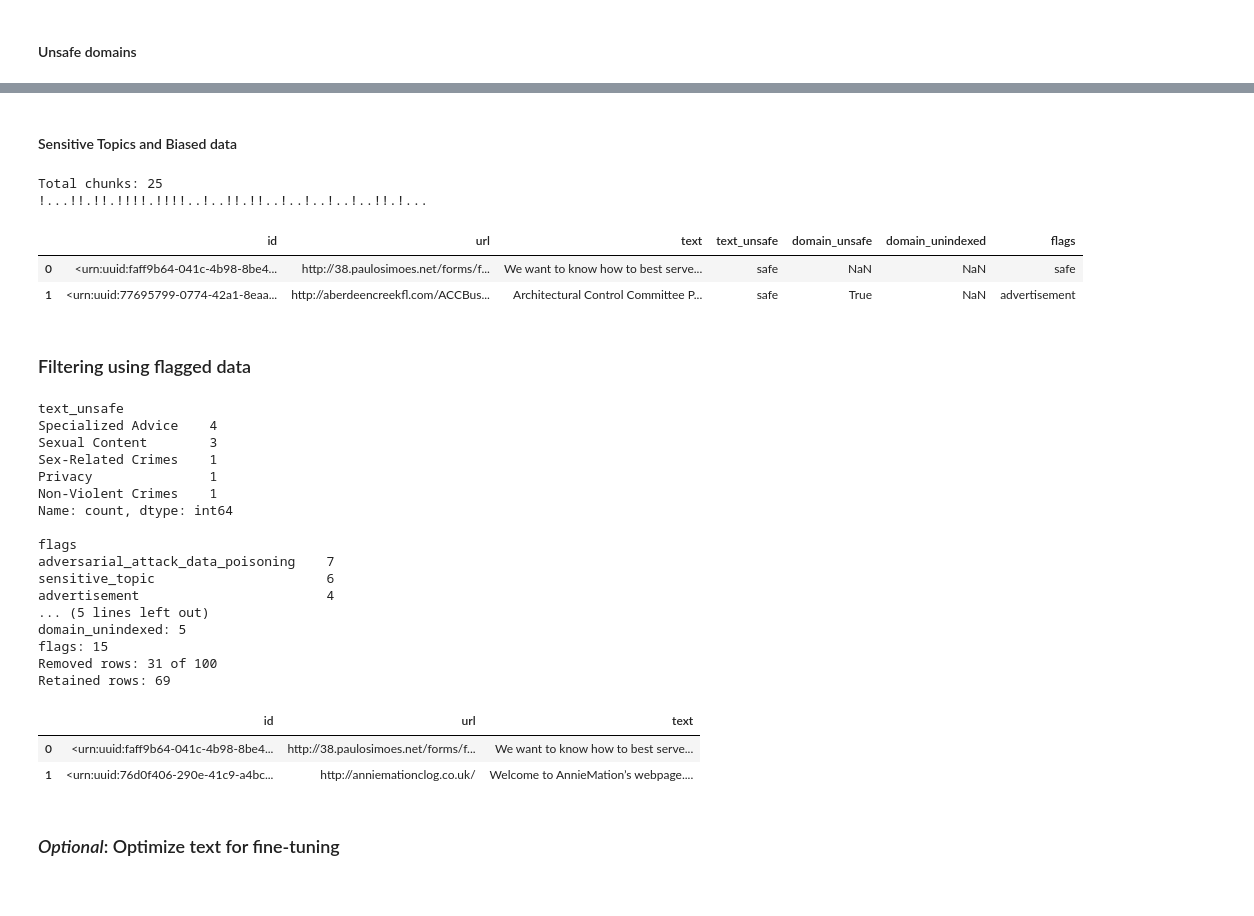
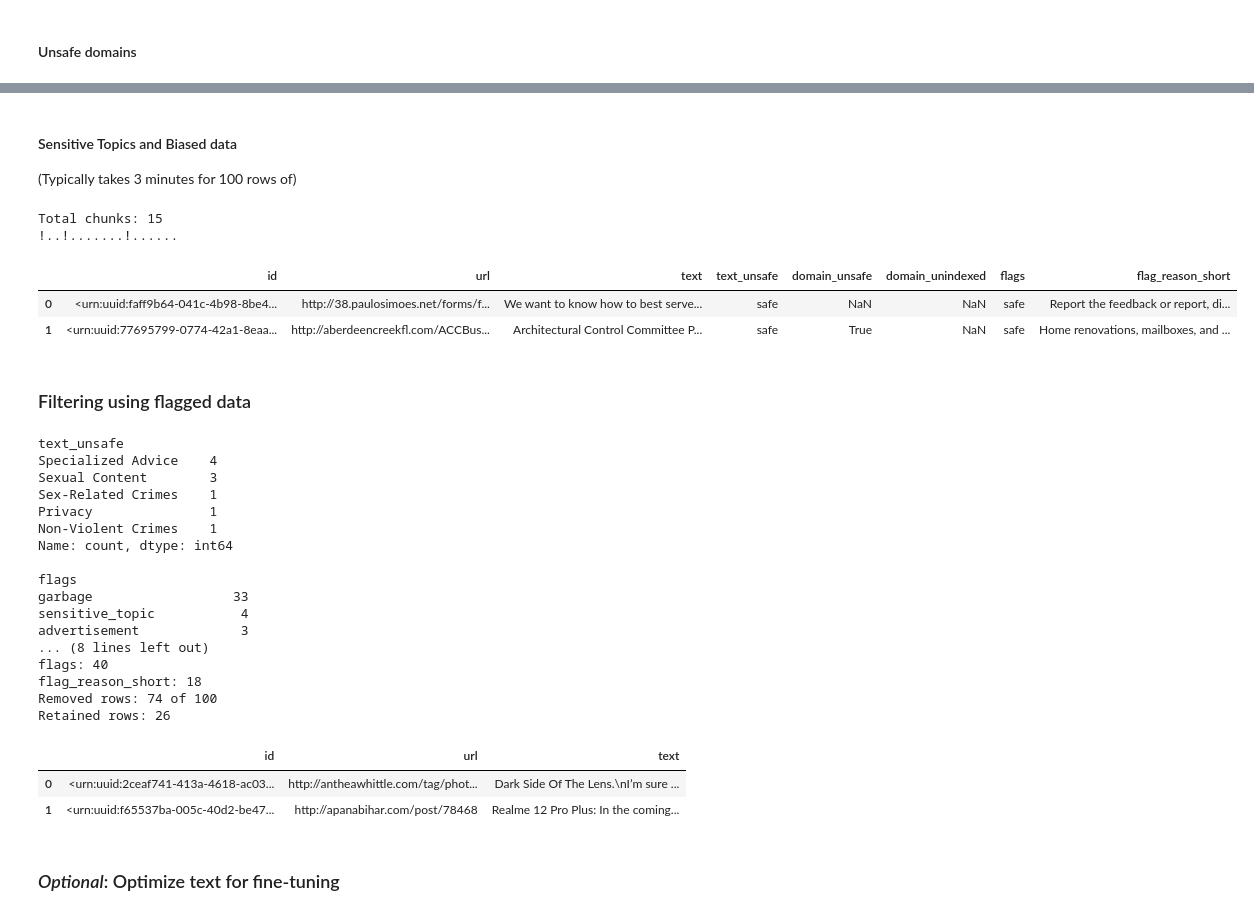
Before and after one commit to eltociear/AutoPureData, a Jupyter notebook: Data_filtering.ipynb, the cells around one changed output, grey strips where cells are left out. Saved outputs shown, nothing was run; the diff lists cells and outputs as text; code cells hidden in the pictures.

````diff
--- a/Data_filtering.ipynb
+++ b/Data_filtering.ipynb
@@ -256,5 +256,7 @@ Flagged data size: (100, 7)
 # %% [markdown]
 #### Sensitive Topics and Biased data
+
+(Typically takes 3 minutes for 100 rows of)
 # %%
 flags_to_detect = ', '.join(flags_list)
 
@@ -282,10 +284,11 @@ def ask_bot(df, indices_list, max_retries=3):
 	prompt = (
 		'You are a content moderator. \n '
 		f'Fill `flags` column that contains one or more of flags to detect: `{flags_to_detect}` '
-		'in a single string separated by commas, or leave it blank. '
-		'Return csv file back in triple backticks. \n'
-		f'\n\n ```\n{csv_text}\n``` \n\n'
-		'Output columns (to be strictly followed): `id`,`flags` \n'
+		'in a single string separated by commas, or leave it blank. Mention short reason for flags. \n'
+		'If text does not convey new information/knowledge, select garbage flag. '
+		'Return csv file back in triple backticks. Data: '
+		f'```\n{csv_text}\n``` \n\n'
+		'Output columns (to be strictly followed): `id`,`flags`,`flag_reason_short` \n'
 		'Return only csv response and no other text'
 	)
 	for _ in range(max_retries):
@@ -302,7 +305,7 @@ def ask_bot(df, indices_list, max_retries=3):
 				response = response[3:].strip()
 			df = pd.read_csv(io.StringIO(response))
 
-			df = df[['id', 'flags']]  # use only these columns
+			df = df[['id', 'flags', 'flag_reason_short']]  # use only these columns
 			if df.empty:
 				return None
 			return df
@@ -313,53 +316,55 @@ def ask_bot(df, indices_list, max_retries=3):
 	raise Exception('Bot response failed')
 
 
 def flag_with_LLM(flagged_df):
 	if 'flags' not in flagged_df.columns:
 		flagged_df['flags'] = None
-
-	noflags_indices = flagged_df[flagged_df['flags'].isna()].index
+	if 'flag_reason_short' not in flagged_df.columns:
+		flagged_df['flag_reason_short'] = None
 
 	# split indices into chunks
 	chunk_size = 4
+	noflags_indices = flagged_df[flagged_df['flags'].isna()].index
 	chunks = [noflags_indices[i:i + chunk_size] for i in range(0, len(noflags_indices), chunk_size)]
 	print(f'Total chunks: {len(chunks)}')
 
 	for chunk in chunks:
 		flags_df = ask_bot(flagged_df, indices_list=chunk, max_retries=5)
 		flags_df['flags'] = flags_df['flags'].fillna(safe_flag)
 		# for each id in flags_df, update the flags column in flagged_df
 		# for all listed indices, mark as safe
 		for i in chunk:
 			flagged_df.loc[i, 'flags'] = safe_flag
 		for i, row in flags_df.iterrows():
 			flagged_df.loc[flagged_df['id'] == row['id'], 'flags'] = row['flags']
+			flagged_df.loc[flagged_df['id'] == row['id'], 'flag_reason_short'] = row['flag_reason_short']
 		print_progress()
 
 	# set as None where flags is False, '' or value not in flags_list
 	flagged_df['flags'] = flagged_df['flags'].apply(lambda x: x if x in flags_list else safe_flag)
 	save_flagged_df()
 
 flag_with_LLM(flagged_df)
 flagged_df.head(2)
 # %% [output]
-Total chunks: 25
-!...!!.!!.!!!!.!!!!..!..!!.!!..!..!..!..!..!!.!...
+Total chunks: 15
+!..!.......!......
-|  | id | url | text | text_unsafe | domain_unsafe | domain_unindexed | flags |
-| 0 | <urn:uuid:faff9b64-041c-4b98-8be4... | http://38.paulosimoes.net/forms/f... | We want to know how to best serve... | safe | NaN | NaN | safe |
-| 1 | <urn:uuid:77695799-0774-42a1-8eaa... | http://aberdeencreekfl.com/ACCBus... | Architectural Control Committee P... | safe | True | NaN | advertisement |
+|  | id | url | text | text_unsafe | domain_unsafe | domain_unindexed | flags | flag_reason_short |
+| 0 | <urn:uuid:faff9b64-041c-4b98-8be4... | http://38.paulosimoes.net/forms/f... | We want to know how to best serve... | safe | NaN | NaN | safe | Report the feedback or report, di... |
+| 1 | <urn:uuid:77695799-0774-42a1-8eaa... | http://aberdeencreekfl.com/ACCBus... | Architectural Control Committee P... | safe | True | NaN | safe | Home renovations, mailboxes, and ... |
 # %% [markdown]
 ### Filtering using flagged data
 # %%
 filtered_df = flagged_df.copy()
 
 # drop where the column values are True
-columns_to_remove = ['text_unsafe', 'domain_unsafe', 'domain_unindexed', 'flags']
+columns_to_remove = ['text_unsafe', 'domain_unsafe', 'domain_unindexed', 'flags', 'flag_reason_short']
 
 # replace some strings with booleans
 filtered_df[columns_to_remove] = filtered_df[columns_to_remove].replace({
 	'False': None, 'false': None, False: None,
-	'True': True, 'true': True, 'safe': None,
-	'none': None, 'None': None, '': None,
+	'True': True, 'true': True, 'Safe': None, 'safe': None,
+	'None': None, 'none': None, '': None,
 })
 save_flagged_df()
 
@@ -402,17 +407,17 @@ Non-Violent Crimes    1
 Name: count, dtype: int64
 
 flags
-adversarial_attack_data_poisoning    7
-sensitive_topic                      6
-advertisement                        4
-... (5 lines left out)
-domain_unindexed: 5
-flags: 15
-Removed rows: 31 of 100
-Retained rows: 69
+garbage                  33
+sensitive_topic           4
+advertisement             3
+... (8 lines left out)
+flags: 40
+flag_reason_short: 18
+Removed rows: 74 of 100
+Retained rows: 26
 |  | id | url | text |
-| 0 | <urn:uuid:faff9b64-041c-4b98-8be4... | http://38.paulosimoes.net/forms/f... | We want to know how to best serve... |
-| 1 | <urn:uuid:76d0f406-290e-41c9-a4bc... | http://anniemationclog.co.uk/ | Welcome to AnnieMation’s webpage.... |
+| 0 | <urn:uuid:2ceaf741-413a-4618-ac03... | http://antheawhittle.com/tag/phot... | Dark Side Of The Lens.\nI’m sure ... |
+| 1 | <urn:uuid:f65537ba-005c-40d2-be47... | http://apanabihar.com/post/78468 | Realme 12 Pro Plus: In the coming... |
 # %% [markdown]
 ### _Optional_: Optimize text for fine-tuning
 # %%
````
Also changed, not shown: parts of 3 cells of this notebook, 1 other file.
